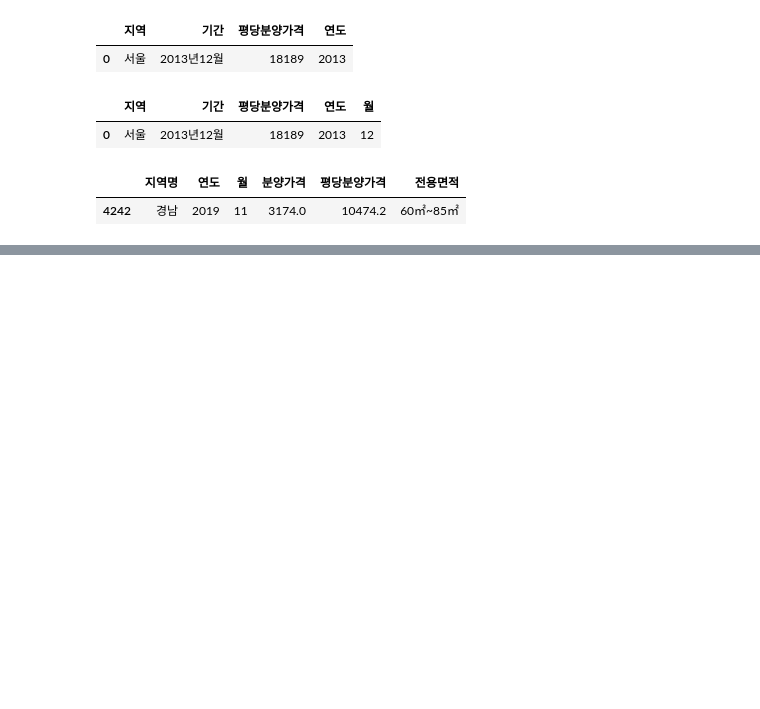
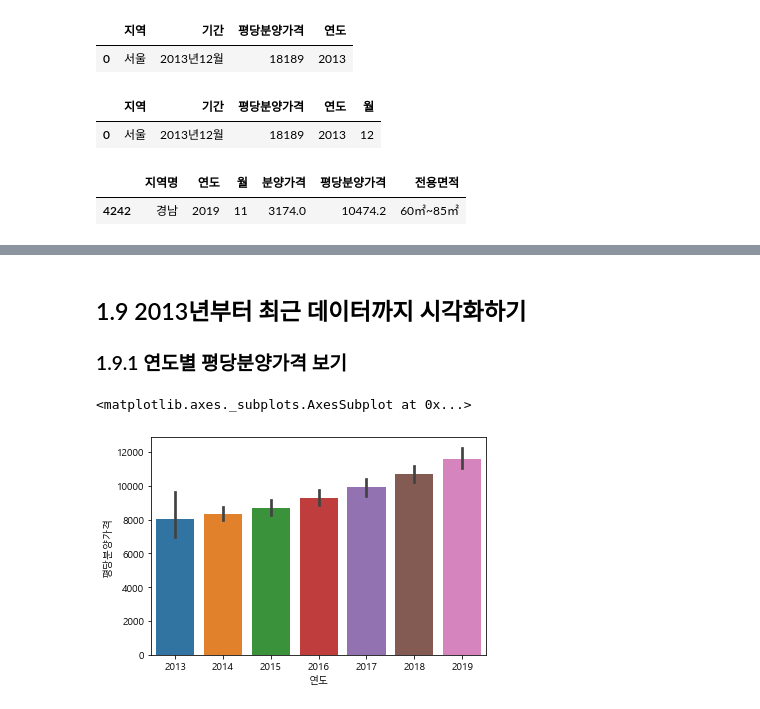
Before and after one commit to sookm/inflearn_lecture_opendata, a Jupyter notebook: 01-apt-price-input_210519.ipynb, the cells around one changed output, grey strips where cells are left out. Drawn from its saved outputs; the diff is of its cells as text; code cells hidden in the pictures; blank space fills up the shorter version.

```diff
--- a/01-apt-price-input_210519.ipynb
+++ b/01-apt-price-input_210519.ipynb
@@ -995,0 +1017,12 @@ df_last.sample()
+# %%
+# 최근 데이터에는 전용면적이 항목이 있음.
+# 이전 데이터에는 전용면적이 없음 -> 최근데이터에서 "전체"포함하는 항목만 사용
+# loc -> "전체"데이터만 추출. => 원본(df_last)에 영향을 피하기 위해 copy로 복사해서
+#                                df_last_prepare 변수에 담기
+#                                (copy를 이용하면 _prepare 변경해도 원본에 영향X)
+
+# df_last["전용면적"] == "전체"  # Boolean indexing : True False 값 추출
+# df_last에서 "전체"만 해당하는 subset 추출하기
+# df_last[df_last["전용면적"] == "전체"]
+df_last_prepare = df_last.loc[df_last["전용면적"] == "전체", cols].copy()
+df_last_prepare.head(1)
@@ -995,0 +1188,9 @@ df_last.sample()
+# %% [markdown]
+## 1.9 2013년부터 최근 데이터까지 시각화하기
+### 1.9.1 연도별 평당분양가격 보기
+# %%
+# barplot 으로 연도별 평당분양가격 그리기
+sns.barplot(data=df, x="연도", y="평당분양가격")
+# %% [output]
+<matplotlib.axes._subplots.AxesSubplot at 0x...>
+[figure, added]
```
Also changed, not shown: parts of 32 cells of this notebook, 3 other files.
